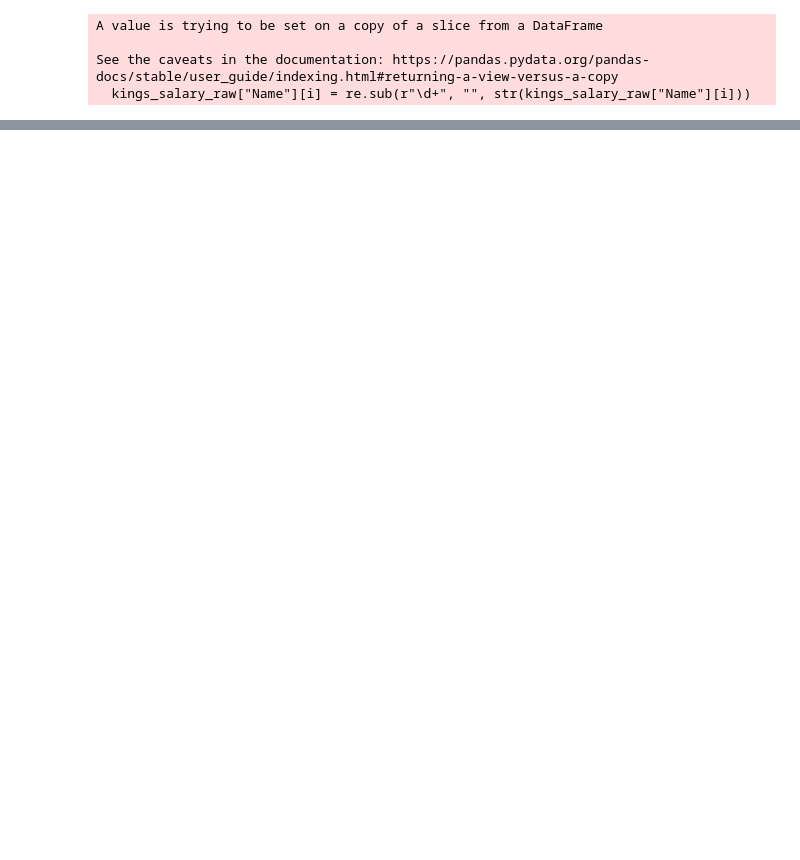
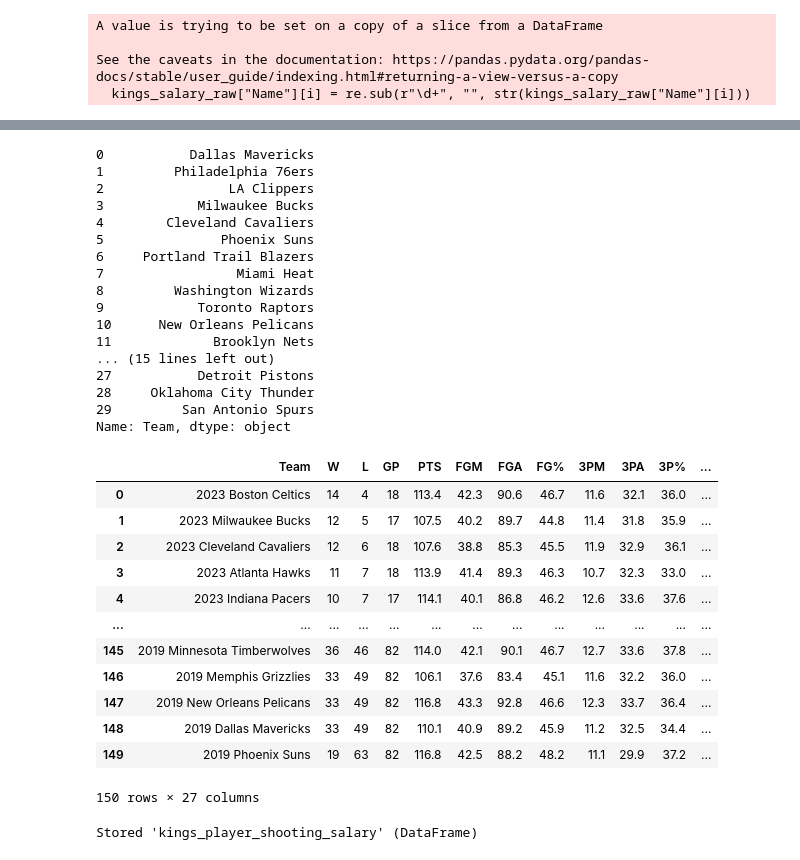
Before and after one commit to mattmori21/Kings-Project, a Jupyter notebook: data.ipynb, the cells around one changed output, grey strips where cells are left out. Saved outputs shown, nothing was run; the diff lists cells and outputs as text; code cells hidden in the pictures; blank space fills up the shorter version.

```diff
--- a/data.ipynb
+++ b/data.ipynb
@@ -260,0 +281,47 @@ fullnbastats
+# %%
+#Dataframes available:
+kings_stats
+kings_shoot_stats
+kings_salary
+nbateams
+kings_player_shooting_salary
+league_wins_losses
+nbateamstats
+nbaefficiencystats
+fullnbastats
+# %% [output]
+0           Dallas Mavericks
+1         Philadelphia 76ers
+2                LA Clippers
+3            Milwaukee Bucks
+4        Cleveland Cavaliers
+5               Phoenix Suns
+6     Portland Trail Blazers
+7                 Miami Heat
+8         Washington Wizards
+9            Toronto Raptors
+10      New Orleans Pelicans
+11             Brooklyn Nets
+... (15 lines left out)
+27           Detroit Pistons
+28     Oklahoma City Thunder
+29         San Antonio Spurs
+Name: Team, dtype: object
+|  | Team | W | L | GP | PTS | FGM | FGA | FG% | 3PM | 3PA | 3P% | ... |
+| 0 | 2023 Boston Celtics | 14 | 4 | 18 | 113.4 | 42.3 | 90.6 | 46.7 | 11.6 | 32.1 | 36.0 | ... |
+| 1 | 2023 Milwaukee Bucks | 12 | 5 | 17 | 107.5 | 40.2 | 89.7 | 44.8 | 11.4 | 31.8 | 35.9 | ... |
+| 2 | 2023 Cleveland Cavaliers | 12 | 6 | 18 | 107.6 | 38.8 | 85.3 | 45.5 | 11.9 | 32.9 | 36.1 | ... |
+| 3 | 2023 Atlanta Hawks | 11 | 7 | 18 | 113.9 | 41.4 | 89.3 | 46.3 | 10.7 | 32.3 | 33.0 | ... |
+| 4 | 2023 Indiana Pacers | 10 | 7 | 17 | 114.1 | 40.1 | 86.8 | 46.2 | 12.6 | 33.6 | 37.6 | ... |
+| ... | ... | ... | ... | ... | ... | ... | ... | ... | ... | ... | ... | ... |
+| 145 | 2019 Minnesota Timberwolves | 36 | 46 | 82 | 114.0 | 42.1 | 90.1 | 46.7 | 12.7 | 33.6 | 37.8 | ... |
+| 146 | 2019 Memphis Grizzlies | 33 | 49 | 82 | 106.1 | 37.6 | 83.4 | 45.1 | 11.6 | 32.2 | 36.0 | ... |
+| 147 | 2019 New Orleans Pelicans | 33 | 49 | 82 | 116.8 | 43.3 | 92.8 | 46.6 | 12.3 | 33.7 | 36.4 | ... |
+| 148 | 2019 Dallas Mavericks | 33 | 49 | 82 | 110.1 | 40.9 | 89.2 | 45.9 | 11.2 | 32.5 | 34.4 | ... |
+| 149 | 2019 Phoenix Suns | 19 | 63 | 82 | 116.8 | 42.5 | 88.2 | 48.2 | 11.1 | 29.9 | 37.2 | ... |
+150 rows × 27 columns
+# %%
+%store kings_player_shooting_salary
+del kings_player_shooting_salary
+# %% [output]
+Stored 'kings_player_shooting_salary' (DataFrame)
```
Also changed, not shown: parts of 12 cells of this notebook, 1 other file.
